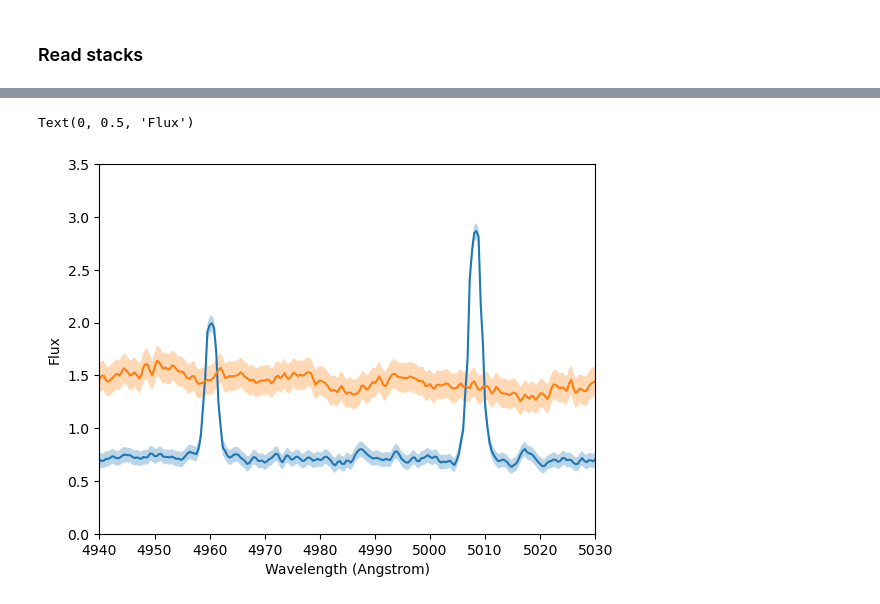
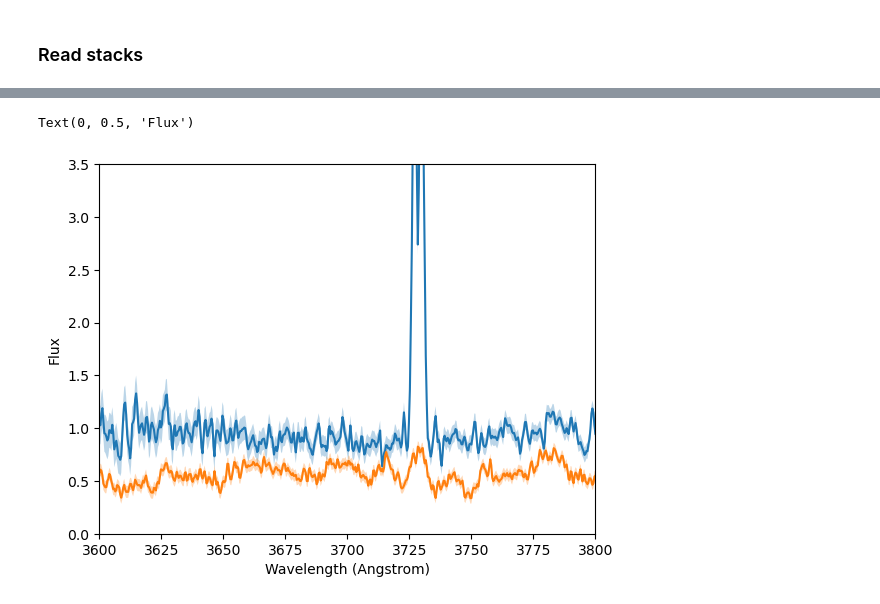
Before and after one commit to desihub/desigal, a Jupyter notebook: doc/nb/spectra_stack_and_save_quick_demo.ipynb, the cells around one changed output, grey strips where cells are left out. Drawn from its saved outputs; the diff is of its cells as text; code cells hidden in the pictures.

```diff
--- a/doc/nb/spectra_stack_and_save_quick_demo.ipynb
+++ b/doc/nb/spectra_stack_and_save_quick_demo.ipynb
@@ -38,2 +28,0 @@ z_targets = [0.3313666995460735, 0.3757204903818251]
-# %%
-spectra = desigal_local.specutils.get_spectra(targets, release="fuji", n_workers=6, use_db = True)
@@ -183,0 +55,38 @@ INFO:spectra.py:291:read_spectra: iotime 1.606 sec to read coadd-sv3-bright-2559
+# %%
+n_stacks = len(targets)
+
+# Specify the wavelength grid
+wave_new = np.arange(3000,9800, step=0.4)
+
+# Specify flux, ivar arrays to save the stacks
+stacked_flux = np.zeros((n_stacks, len(wave_new)))
+stacked_ivar = np.zeros((n_stacks, len(wave_new)))
+
+# Create the stacks
+for i in range(n_stacks):
+    targetid_list = [int(target) for target in targets[i]]
+    redshift = z_targets[i]
+
+    spectra = desigal.specutils.get_spectra(targetid_list, release="fuji", n_workers=6, use_db = True)
+
+    stacked_spectrum, stack_wave = desigal.specutils.stack.stack_spectra(
+                                    spectra,
+                                    redshift=redshift,
+                                    norm_method = "flux-window", #"mean", "median", "flux-window"
+                                    norm_flux_window=[4000,4050],
+                                    resample_method = "linear",
+                                    stack_method = "ivar-weighted-mean", #median , ivar
+                                    n_workers = 6,
+                                    output_wave_grid=wave_new,
+                                    bootstrap=True
+                                   )
+
+    if np.all(stacked_flux == None):
+        stacked_flux = np.zeros((n_stacks, len(stack_wave)))
+        stacked_ivar = np.zeros((n_stacks, len(stack_wave)))
+
+    stacked_flux[i] = stacked_spectrum[0]
+    stacked_ivar[i] = stacked_spectrum[1]
+
+    stacked_flux[np.isnan(stacked_flux)|np.isnan(stacked_ivar)] = 0.0
+    stacked_ivar[np.isnan(stacked_flux)|np.isnan(stacked_ivar)] = 0.0
@@ -199,12 +206,12 @@ Text(0, 0.5, 'Flux')
 # %%
 for i in range(2):
     plt.plot(stack_file[3].data, stack_file[1].data[i])
     plt.fill_between(stack_file[3].data, stack_file[1].data[i]-stack_file[2].data[i]**-0.5, stack_file[1].data[i]+stack_file[2].data[i]**-0.5, alpha=0.3)
 
 plt.ylim(0,3.5)
-plt.xlim(4940,5030)
+plt.xlim(3600,3800)
 plt.xlabel('Wavelength (Angstrom)')
 plt.ylabel('Flux')
 # %% [output]
 Text(0, 0.5, 'Flux')
-[figure, old version]
+[figure, new version]
```
Also changed, not shown: parts of 18 cells of this notebook, 1 other file.
